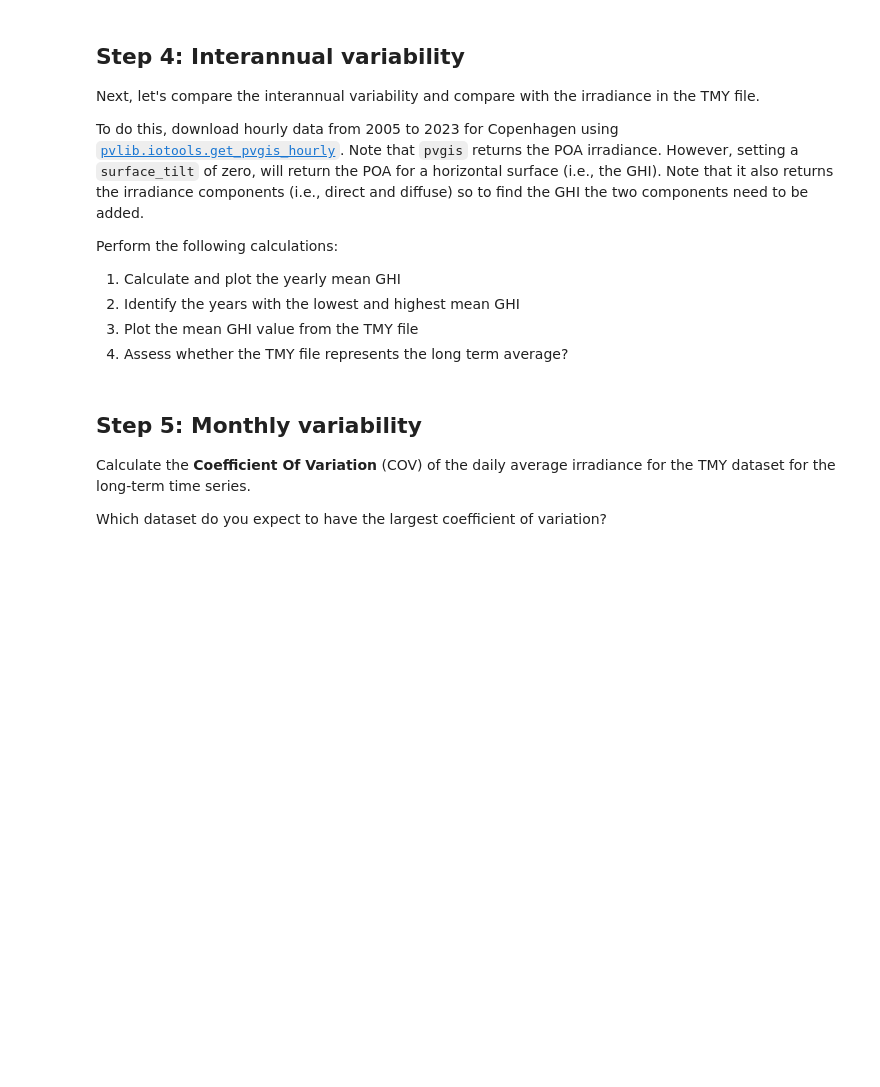
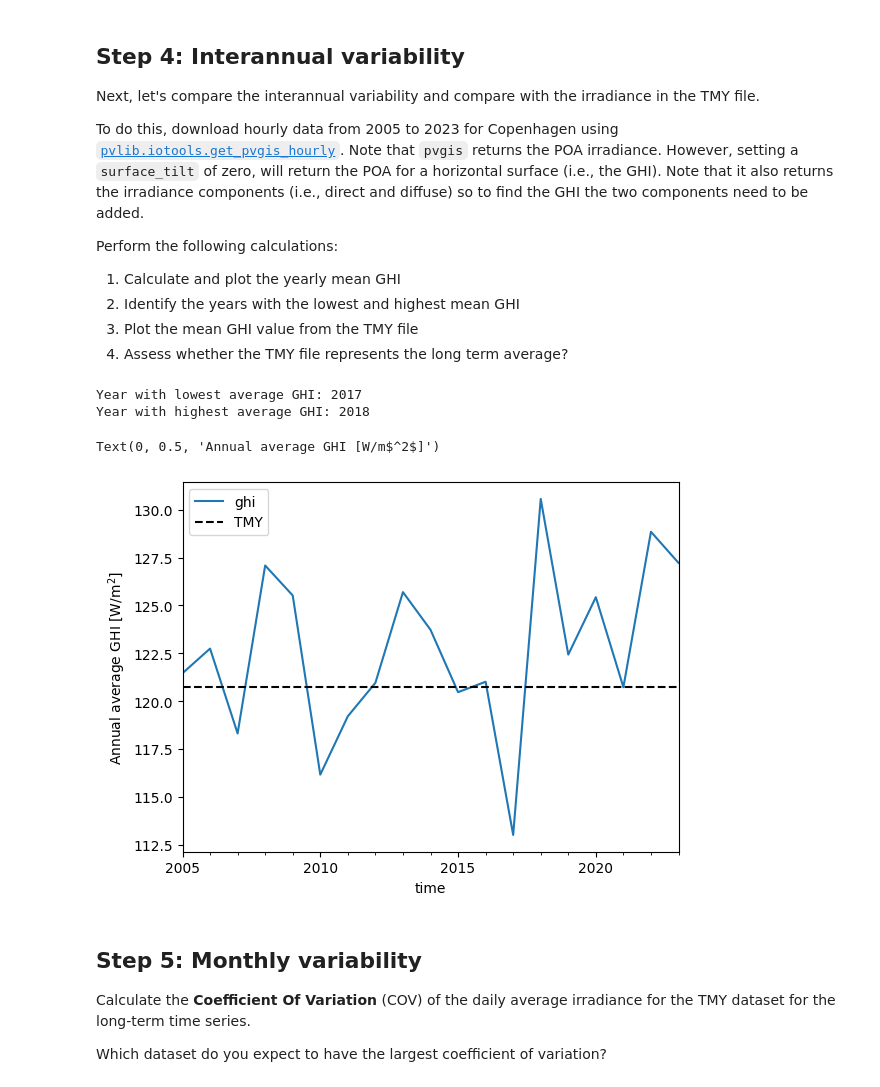
Before and after one commit to AdamRJensen/solar-resource-course, a Jupyter notebook: temporal_variability.ipynb, the cells around one changed output. Drawn from its saved outputs; the diff is of its cells as text; code cells hidden in the pictures; blank space fills up the shorter version.

```diff
--- a/temporal_variability.ipynb
+++ b/temporal_variability.ipynb
@@ -51,9 +69,32 @@ Perform the following calculations:
 4. Assess whether the TMY file represents the long term average?
 # %%
 # Write your code here
-data, meta =
+data, meta = pvlib.iotools.get_pvgis_hourly(
+    latitude,
+    longitude,
+    start=2005,
+    end=2023,
+    surface_tilt=0,
+)
 
-data['ghi'] =
+data['ghi'] = data['poa_direct'] + data['poa_sky_diffuse']
+# %%
+data_annual = data.resample('1YE').mean()
+
+print(f"Year with lowest average GHI: {data_annual['ghi'].idxmin().year}")
+print(f"Year with highest average GHI: {data_annual['ghi'].idxmax().year}")
+# %% [output]
+Year with lowest average GHI: 2017
+Year with highest average GHI: 2018
+# %%
+fig, ax = plt.subplots()
+data_annual['ghi'].plot(ax=ax)
+ax.axhline(tmy['ghi'].mean(), c='k', linestyle='--', label='TMY')
+ax.legend()
+ax.set_ylabel('Annual average GHI [W/m$^2$]')
+# %% [output]
+Text(0, 0.5, 'Annual average GHI [W/m$^2$]')
+[figure, added]
 # %% [markdown]
 ## Step 5: Monthly variability
 
```
Also changed, not shown: parts of 4 cells of this notebook.
